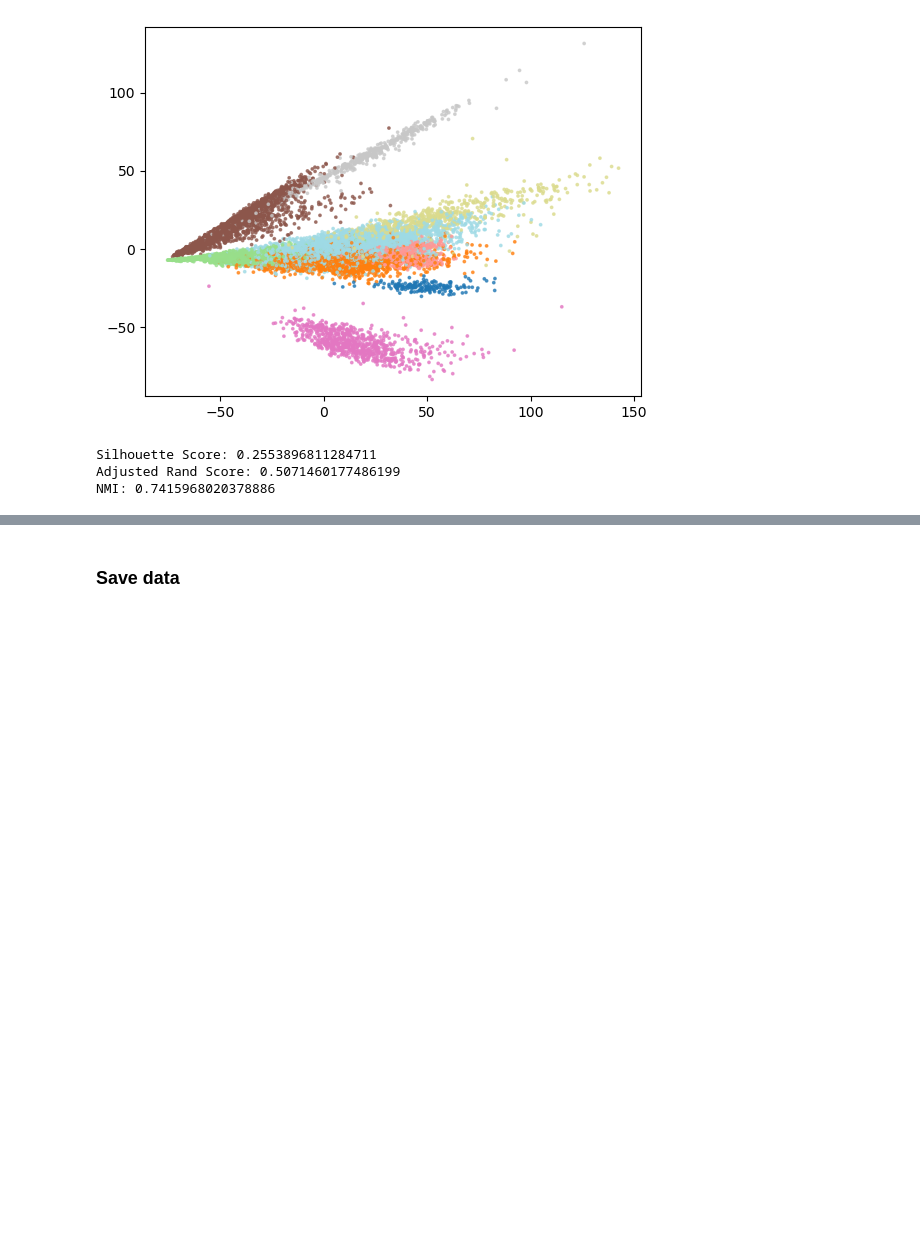
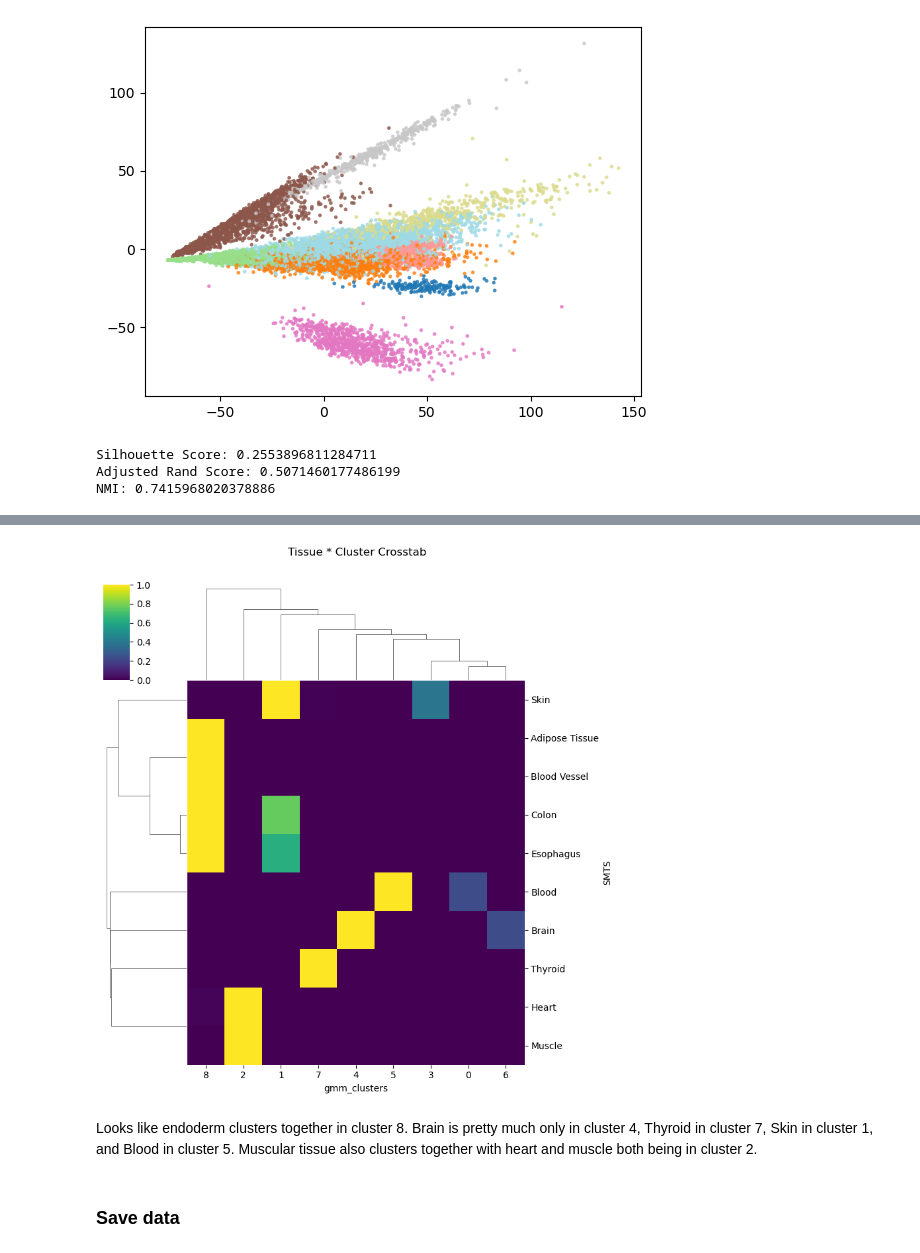
Before and after one commit to canderson318/assignment-01, a Jupyter notebook: version001/src/004-cluster.ipynb, the cells around one changed output, grey strips where cells are left out. Cells and saved outputs as stored; diff of their text form; code cells hidden in the pictures; blank space fills up the shorter version.

Commit message:
update readme and add cross reference between clust and tiss

```diff
--- a/version001/src/004-cluster.ipynb
+++ b/version001/src/004-cluster.ipynb
@@ -176,0 +179,4 @@ dat_dict["colData"]['gmm_clusters'] = clusters
+# %%
+
+tiss_clust_tab = pd.crosstab(dat_dict['colData'].SMTS, dat_dict['colData'].gmm_clusters)
+tiss_clust_tab
@@ -177,3 +196,21 @@ dat_dict["colData"]['gmm_clusters'] = clusters
+# %%
+
+# col normalized hm
+g = sns.clustermap(
+    tiss_clust_tab,
+    method="average",
+    standard_scale=1,
+    metric="euclidean",
+    cmap="viridis",
+    figsize=(8, 8),
+)
+
+g.figure.suptitle("Tissue * Cluster Crosstab", y=1.05)
+plt.show()
+# %% [output]
+[figure, added]
+# %% [markdown]
+Looks like endoderm clusters together in cluster 8. Brain is pretty much only in cluster 4, Thyroid in cluster 7, Skin in cluster 1, and Blood in cluster 5. Muscular tissue also clusters together with heart and muscle both being in cluster 2.
 # %% [markdown]
 ### Save data
 # %%
```
Also changed, not shown: parts of 2 cells of this notebook, 8 other files.
